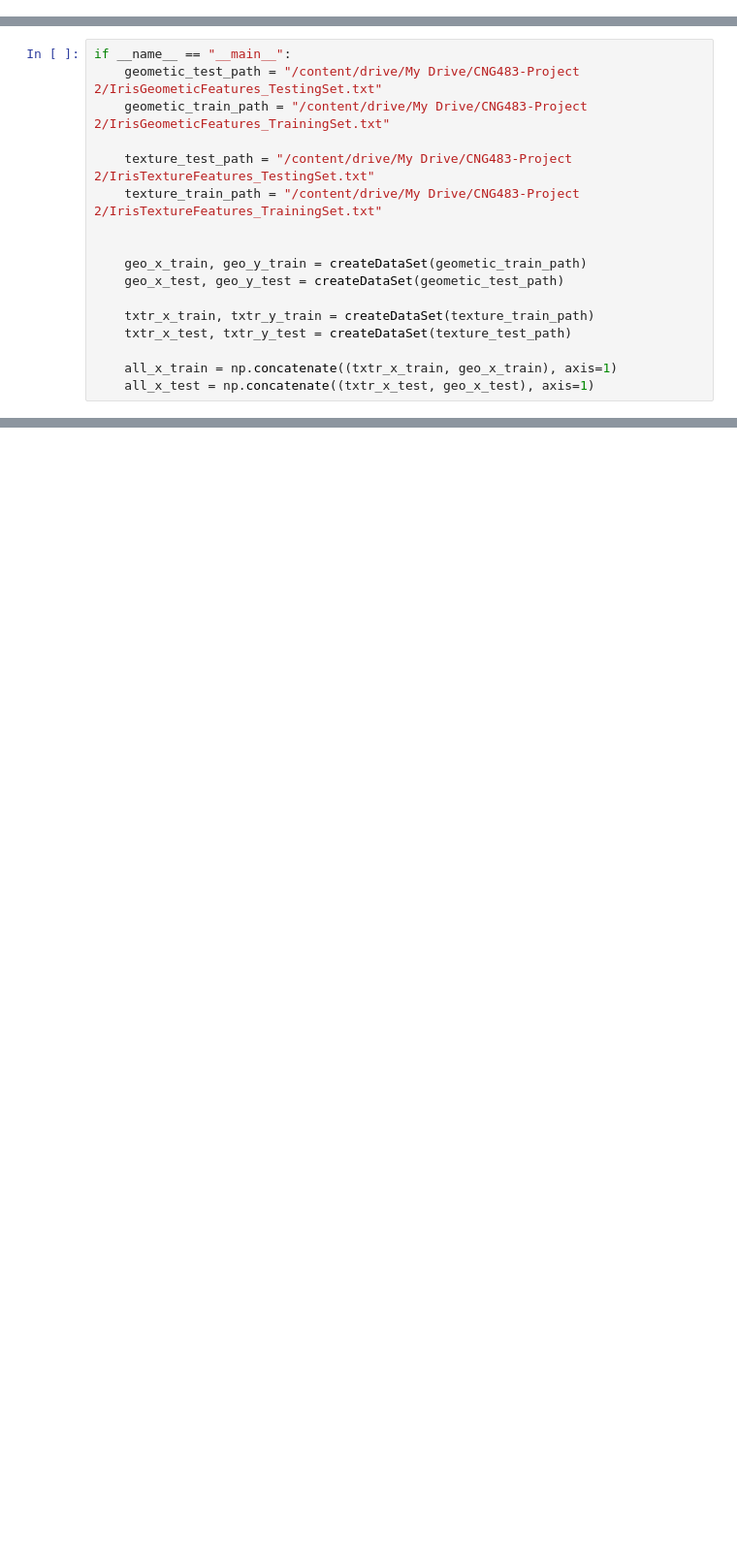
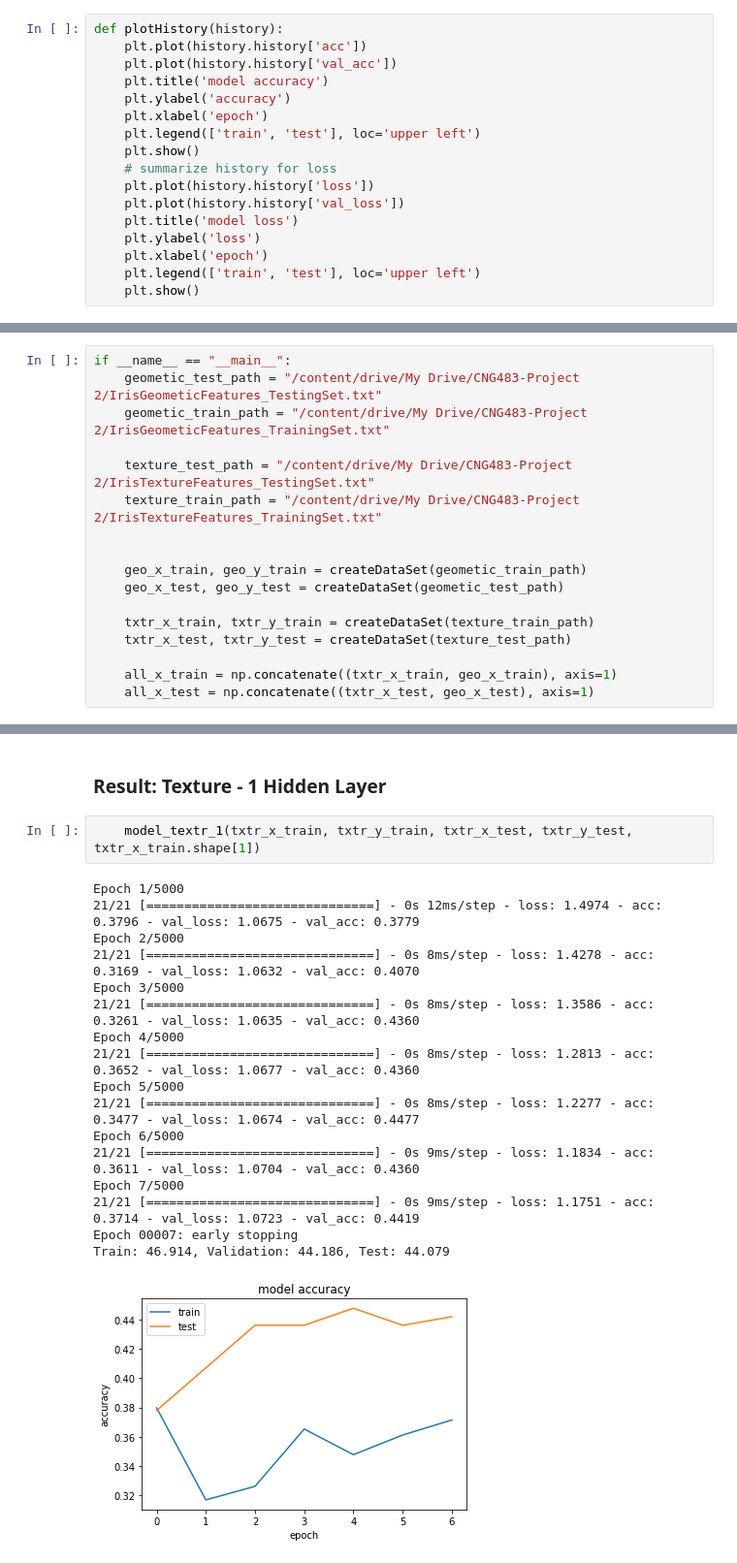
Before and after one commit to nisaodabas/CNG483-Project2, a Jupyter notebook: CNG483_Project2.ipynb, the cells around one changed output, grey strips where cells are left out. Shown at 97% size. Drawn from its saved outputs; the diff is of its cells as text; blank space fills up the shorter version.

```diff
--- a/CNG483_Project2.ipynb
+++ b/CNG483_Project2.ipynb
@@ -63,0 +63,17 @@ def createDataSet(path):
+# %%
+def plotHistory(history):
+    plt.plot(history.history['acc'])
+    plt.plot(history.history['val_acc'])
+    plt.title('model accuracy')
+    plt.ylabel('accuracy')
+    plt.xlabel('epoch')
+    plt.legend(['train', 'test'], loc='upper left')
+    plt.show()
+    # summarize history for loss
+    plt.plot(history.history['loss'])
+    plt.plot(history.history['val_loss'])
+    plt.title('model loss')
+    plt.ylabel('loss')
+    plt.xlabel('epoch')
+    plt.legend(['train', 'test'], loc='upper left')
+    plt.show()
@@ -493,0 +610,22 @@ Train: 66.564, Validation: 56.395, Test: 57.895
+# %% [markdown]
+### **Result: Texture - 1 Hidden Layer**
+# %%
+    model_textr_1(txtr_x_train, txtr_y_train, txtr_x_test, txtr_y_test, txtr_x_train.shape[1])
+# %% [output]
+Epoch 1/5000
+21/21 [==============================] - 0s 12ms/step - loss: 1.4974 - acc: 0.3796 - val_loss: 1.0675 - val_acc: 0.3779
+Epoch 2/5000
+21/21 [==============================] - 0s 8ms/step - loss: 1.4278 - acc: 0.3169 - val_loss: 1.0632 - val_acc: 0.4070
+Epoch 3/5000
+21/21 [==============================] - 0s 8ms/step - loss: 1.3586 - acc: 0.3261 - val_loss: 1.0635 - val_acc: 0.4360
+Epoch 4/5000
+21/21 [==============================] - 0s 8ms/step - loss: 1.2813 - acc: 0.3652 - val_loss: 1.0677 - val_acc: 0.4360
+Epoch 5/5000
+21/21 [==============================] - 0s 8ms/step - loss: 1.2277 - acc: 0.3477 - val_loss: 1.0674 - val_acc: 0.4477
+Epoch 6/5000
+21/21 [==============================] - 0s 9ms/step - loss: 1.1834 - acc: 0.3611 - val_loss: 1.0704 - val_acc: 0.4360
+Epoch 7/5000
+21/21 [==============================] - 0s 9ms/step - loss: 1.1751 - acc: 0.3714 - val_loss: 1.0723 - val_acc: 0.4419
+Epoch 00007: early stopping
+Train: 46.914, Validation: 44.186, Test: 44.079
+[figure, added]
```
Also changed, not shown: parts of 52 cells of this notebook.
